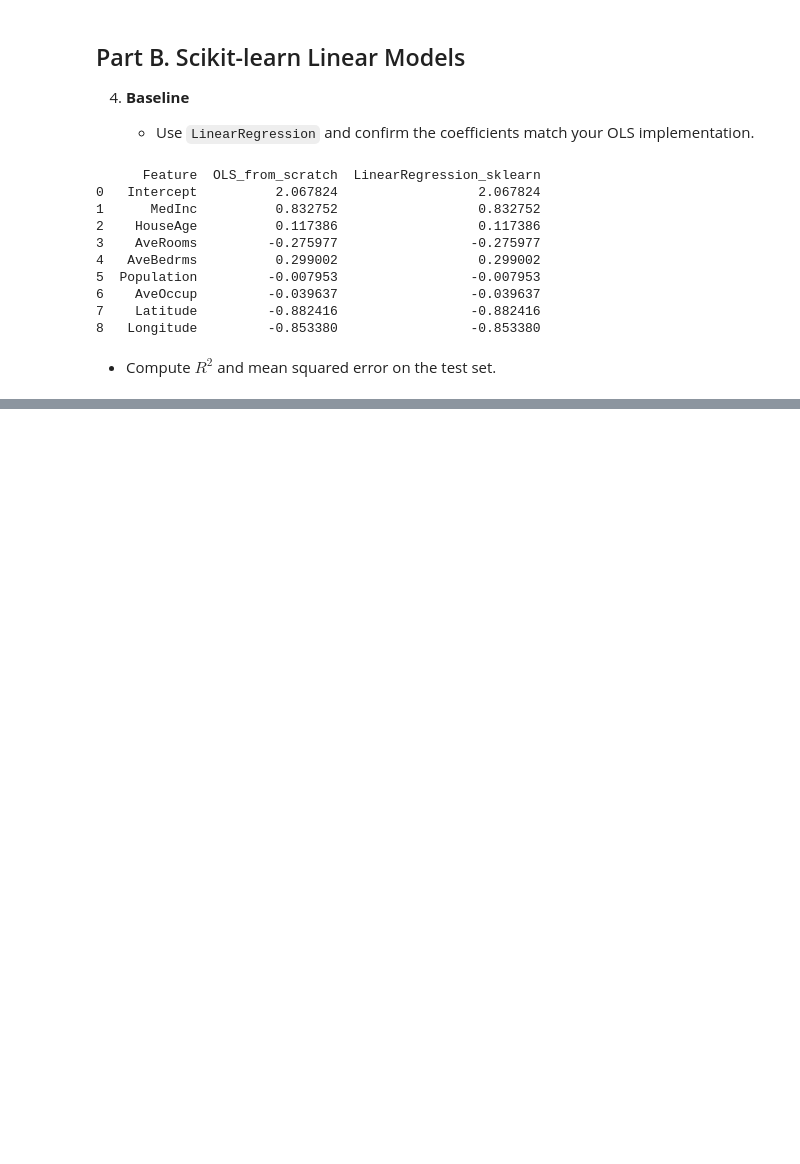
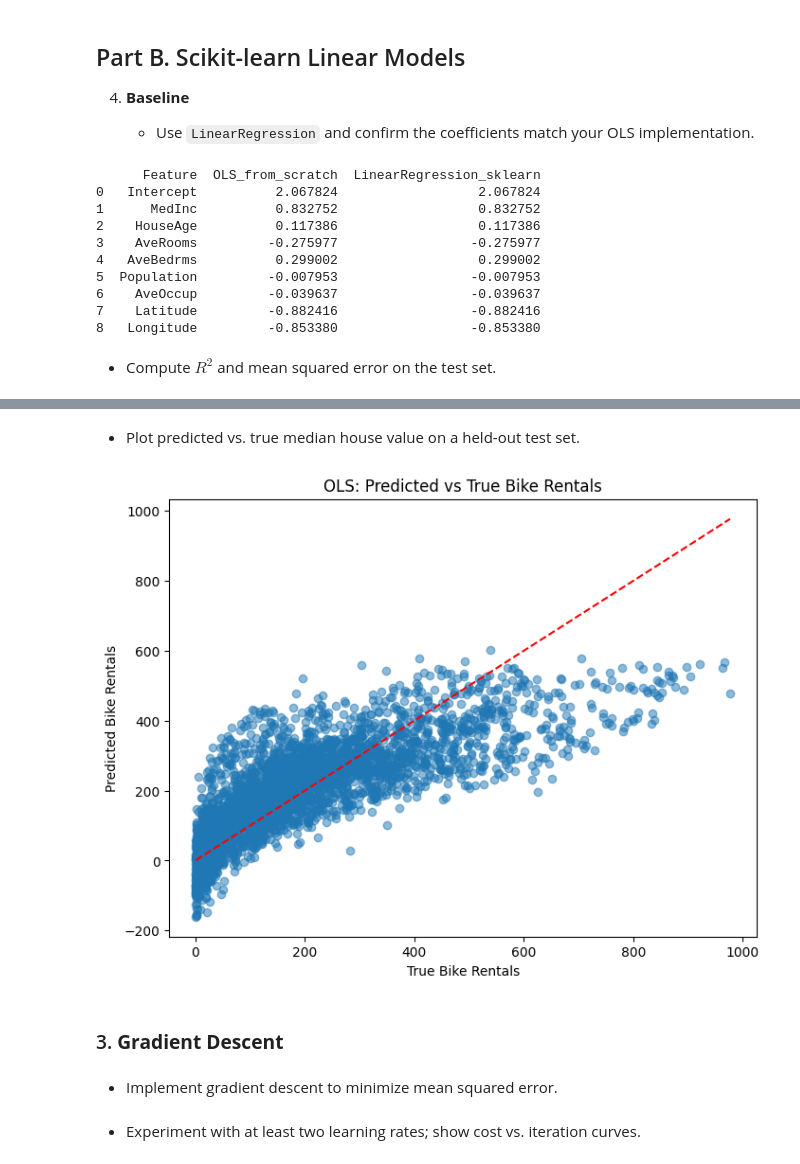
Before and after one commit to bsanchezv/ENEI-2025-ML1-Tarea1, a Jupyter notebook: tarea1.ipynb, the cells around one changed output, grey strips where cells are left out. Cells and saved outputs as stored; diff of their text form; code cells hidden in the pictures; blank space fills up the shorter version.

```diff
--- a/tarea1.ipynb
+++ b/tarea1.ipynb
@@ -555,0 +690,3 @@ R²: 0.6121654293404898
+# %%
+entrada_categorico = ['season', 'mnth', 'hr', 'holiday', 'weekday', 'workingday', 'weathersit']
+entrada_numerico = ['temp', 'hum', 'windspeed']
@@ -555,0 +828,7 @@ R²: 0.6121654293404898
+# %%
+# Procesamiento
+X=df_entrada
+Y=df['cnt']
+x_train,x_test,y_train,y_test=train_test_split(X,Y,
+                                               random_state=159,
+                                               test_size=0.2)
@@ -555,0 +851,14 @@ R²: 0.6121654293404898
+# %%
+# Standardize features
+print("\nBefore standardization:")
+print("x_train shape:", x_train.shape)
+
+scaler = StandardScaler()
+x_train_scaled = scaler.fit_transform(x_train)
+x_test_scaled = scaler.transform(x_test)
+
+print("\nAfter standardization:")
+print("x_train_scaled shape:", x_train_scaled.shape)
+print("x_test_scaled shape:", x_test_scaled.shape)
+print("Mean: ", x_train_scaled.mean(axis=0))
+print("Variance: ", x_train_scaled.std(axis=0))
@@ -555,0 +889,7 @@ R²: 0.6121654293404898
+# %%
+# Closed-form OLS
+x_train_b = np.c_[np.ones((x_train_scaled.shape[0], 1)), x_train_scaled]  # adding intercept term
+
+beta_hat = np.linalg.inv(x_train_b.T.dot(x_train_b)).dot(x_train_b.T).dot(y_train)
+
+print("Design matrix shape:", x_train_b.shape)
@@ -555,0 +917,20 @@ R²: 0.6121654293404898
+# %% [markdown]
+   * Plot predicted vs. true median house value on a held-out test set.
+# %%
+# Plot predicted vs true on test set
+x_test_b = np.c_[np.ones((x_test_scaled.shape[0], 1)), x_test_scaled]  # adding intercept term
+y_pred = x_test_b.dot(beta_hat)
+
+plt.figure(figsize=(8, 6))
+plt.scatter(y_test, y_pred, alpha=0.5)
+plt.plot([y_test.min(), y_test.max()], [y_test.min(), y_test.max()], 'r--')
+plt.xlabel("True Bike Rentals")
+plt.ylabel("Predicted Bike Rentals")
+plt.title("OLS: Predicted vs True Bike Rentals")
+plt.show()
+# %% [output]
+[figure, added]
+# %% [markdown]
+### 3. **Gradient Descent**
+# %% [markdown]
+ * Implement gradient descent to minimize mean squared error.
@@ -555,0 +939,2 @@ R²: 0.6121654293404898
+# %% [markdown]
+* Experiment with at least two learning rates; show cost vs. iteration curves.
```
Also changed, not shown: parts of 85 cells of this notebook.
